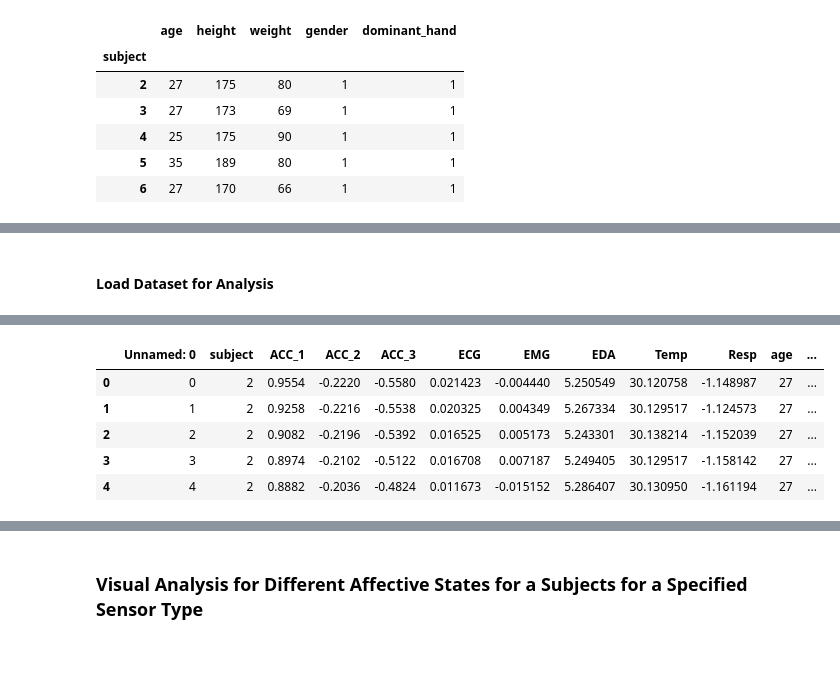
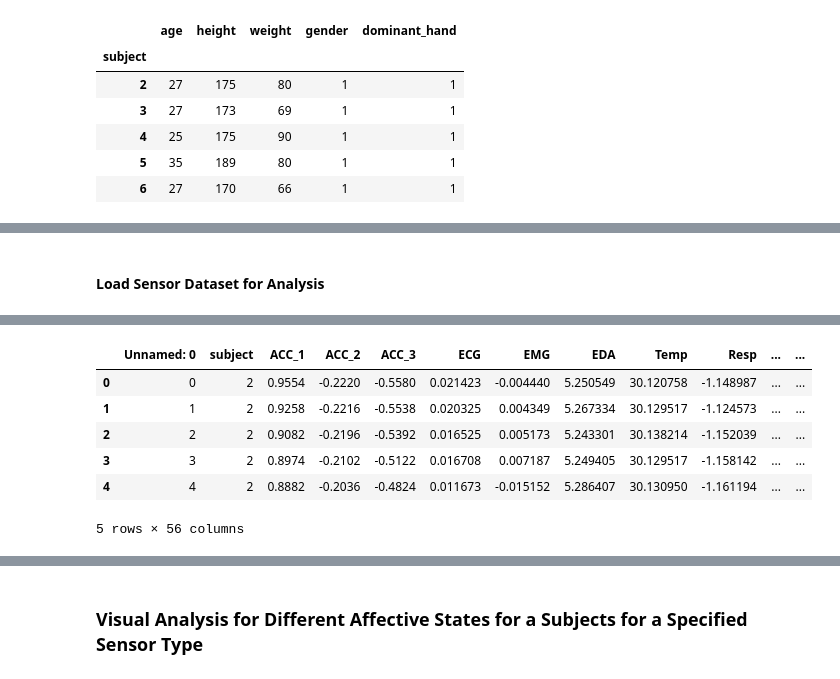
Before and after one commit to cheerspankaj/MADS_2023_Capstone, a Jupyter notebook: Capstone_StressDetection_Master.ipynb, the cells around one changed output, grey strips where cells are left out. Drawn from its saved outputs; the diff is of its cells as text; code cells hidden in the pictures.

```diff
--- a/Capstone_StressDetection_Master.ipynb
+++ b/Capstone_StressDetection_Master.ipynb
@@ -40,7 +47,8 @@ files
  'chest_data_with_label_1_subjects_TEST_DATA_with_survey.csv',
  'chest_All.csv']
 # %%
-pickle_file_name = 'data_pkl/S'
-personal_info_file_name = 'subject_personal_info.xlsx'
-survey_data_file_name = 'survey_ref_table_subject_responses.csv'
+pickle_file_name = file_path+'data_pkl/S'
+personal_info_file_name = file_path+'subject_personal_info.xlsx'
+survey_data_file_name = file_path+'survey_ref_table_subject_responses.csv'
+data_file_name = 'chest_data_with_label_12_subjects_TRAIN_DATA_with_survey.csv'
 # %% [markdown]
@@ -140,7 +121,10 @@ personal_info_filename = 'subject_personal_info.xlsx'
 # %% [markdown]
-#### Load Dataset for Analysis
+#### Load Sensor Dataset for Analysis
 # %%
-# get chest data
-chest_data = pd.read_csv(chest_data_filename,nrows=1000000)
-chest_data.head()
+# get Row data
+print('Start Time:',datetime.now())
+data_raw = pd.read_csv(file_path+data_file_name)#nrows=1000000)
+print('Total Records Count:',data_raw.shape)
+print('End Time:',datetime.now())
+data_raw.head()
 # %% [output]
@@ -147,7 +134,8 @@ chest_data.head()
-|  | Unnamed: 0 | subject | ACC_1 | ACC_2 | ACC_3 | ECG | EMG | EDA | Temp | Resp | age | ... |
-| 0 | 0 | 2 | 0.9554 | -0.2220 | -0.5580 | 0.021423 | -0.004440 | 5.250549 | 30.120758 | -1.148987 | 27 | ... |
-| 1 | 1 | 2 | 0.9258 | -0.2216 | -0.5538 | 0.020325 | 0.004349 | 5.267334 | 30.129517 | -1.124573 | 27 | ... |
-| 2 | 2 | 2 | 0.9082 | -0.2196 | -0.5392 | 0.016525 | 0.005173 | 5.243301 | 30.138214 | -1.152039 | 27 | ... |
-| 3 | 3 | 2 | 0.8974 | -0.2102 | -0.5122 | 0.016708 | 0.007187 | 5.249405 | 30.129517 | -1.158142 | 27 | ... |
-| 4 | 4 | 2 | 0.8882 | -0.2036 | -0.4824 | 0.011673 | -0.015152 | 5.286407 | 30.130950 | -1.161194 | 27 | ... |
+|  | Unnamed: 0 | subject | ACC_1 | ACC_2 | ACC_3 | ECG | EMG | EDA | Temp | Resp | ... | ... |
+| 0 | 0 | 2 | 0.9554 | -0.2220 | -0.5580 | 0.021423 | -0.004440 | 5.250549 | 30.120758 | -1.148987 | ... | ... |
+| 1 | 1 | 2 | 0.9258 | -0.2216 | -0.5538 | 0.020325 | 0.004349 | 5.267334 | 30.129517 | -1.124573 | ... | ... |
+| 2 | 2 | 2 | 0.9082 | -0.2196 | -0.5392 | 0.016525 | 0.005173 | 5.243301 | 30.138214 | -1.152039 | ... | ... |
+| 3 | 3 | 2 | 0.8974 | -0.2102 | -0.5122 | 0.016708 | 0.007187 | 5.249405 | 30.129517 | -1.158142 | ... | ... |
+| 4 | 4 | 2 | 0.8882 | -0.2036 | -0.4824 | 0.011673 | -0.015152 | 5.286407 | 30.130950 | -1.161194 | ... | ... |
+5 rows × 56 columns
 # %%
```
Also changed, not shown: parts of 34 cells of this notebook, 4 other files.
